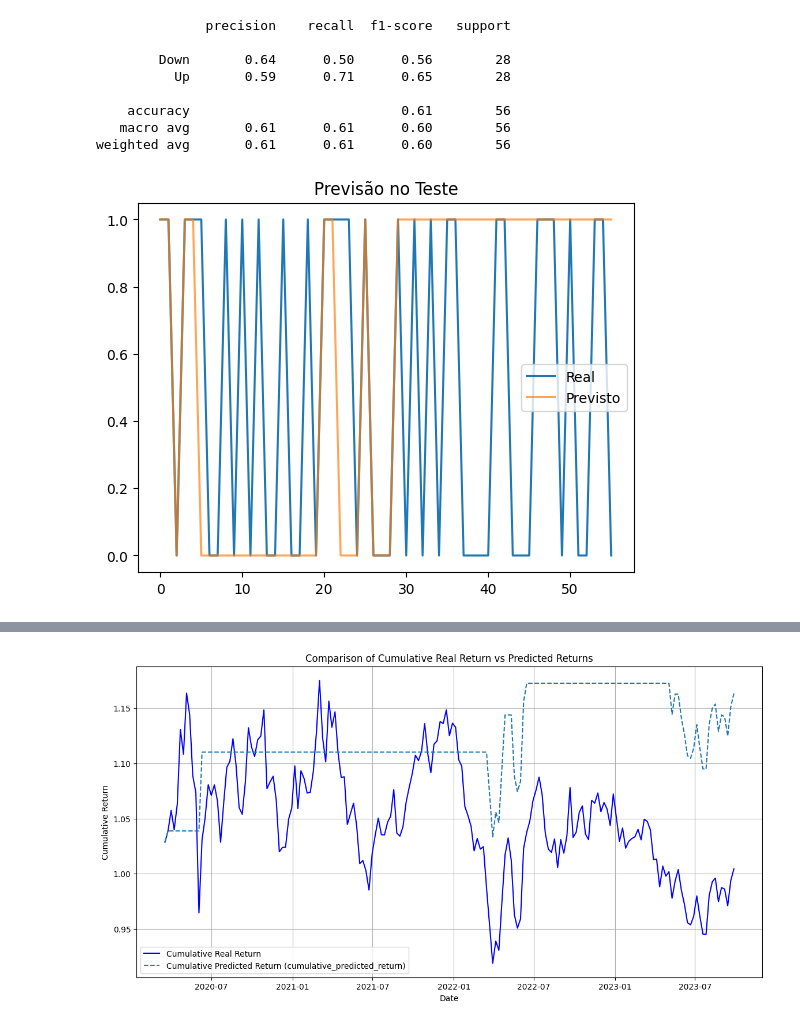
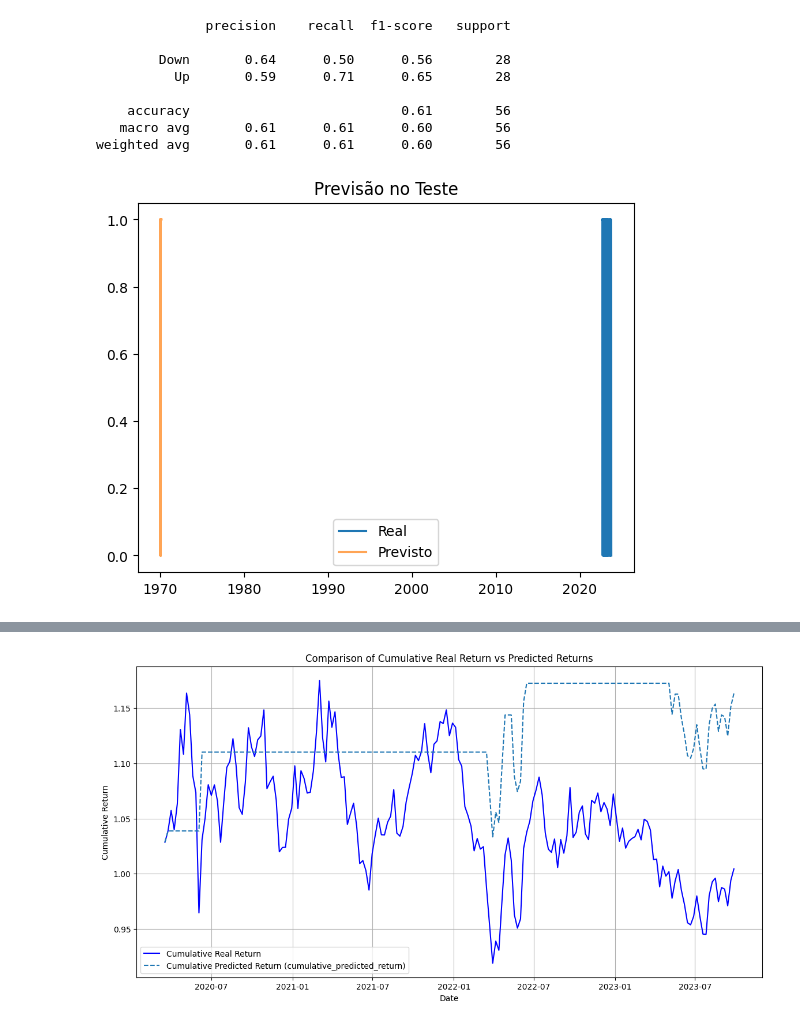
Before and after one commit to FelipeNicolettiRMario/market-data-market-prediction-ml-study, a Jupyter notebook: models/logistic_regression.ipynb, the cells around one changed output, grey strips where cells are left out. Saved outputs shown, nothing was run; the diff lists cells and outputs as text; code cells hidden in the pictures.

```diff
--- a/models/logistic_regression.ipynb
+++ b/models/logistic_regression.ipynb
@@ -54,15 +62,9 @@ print(classification_report(y_test, predictions, target_names=["Down", "Up"]))
    macro avg       0.61      0.61      0.60        56
 weighted avg       0.61      0.61      0.60        56
 # %%
-import matplotlib.pyplot as plt
-
-plt.plot(y_test.values, label="Real")
-plt.plot(predictions, label="Previsto", alpha=0.7)
-plt.legend()
-plt.title("Previsão no Teste")
-plt.show()
+plot_precision(y_test, predictions)
 # %% [output]
-[figure, old version]
+[figure, new version]
 # %%
 all_predictions = pipeline.predict(X)
 all_probas = pipeline.predict_proba(X)[:, 1]
```
Also changed, not shown: parts of 3 cells of this notebook, 2 other files.
